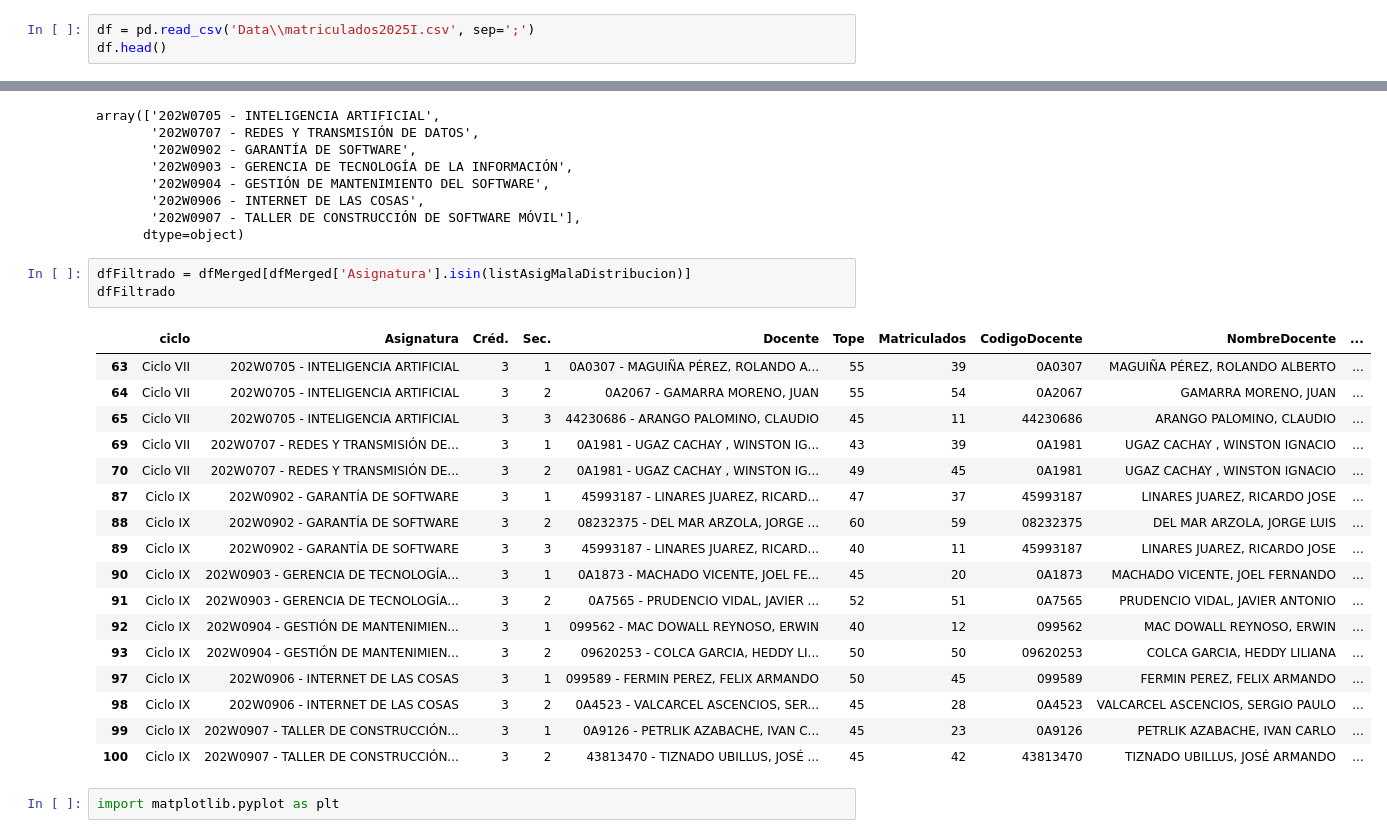
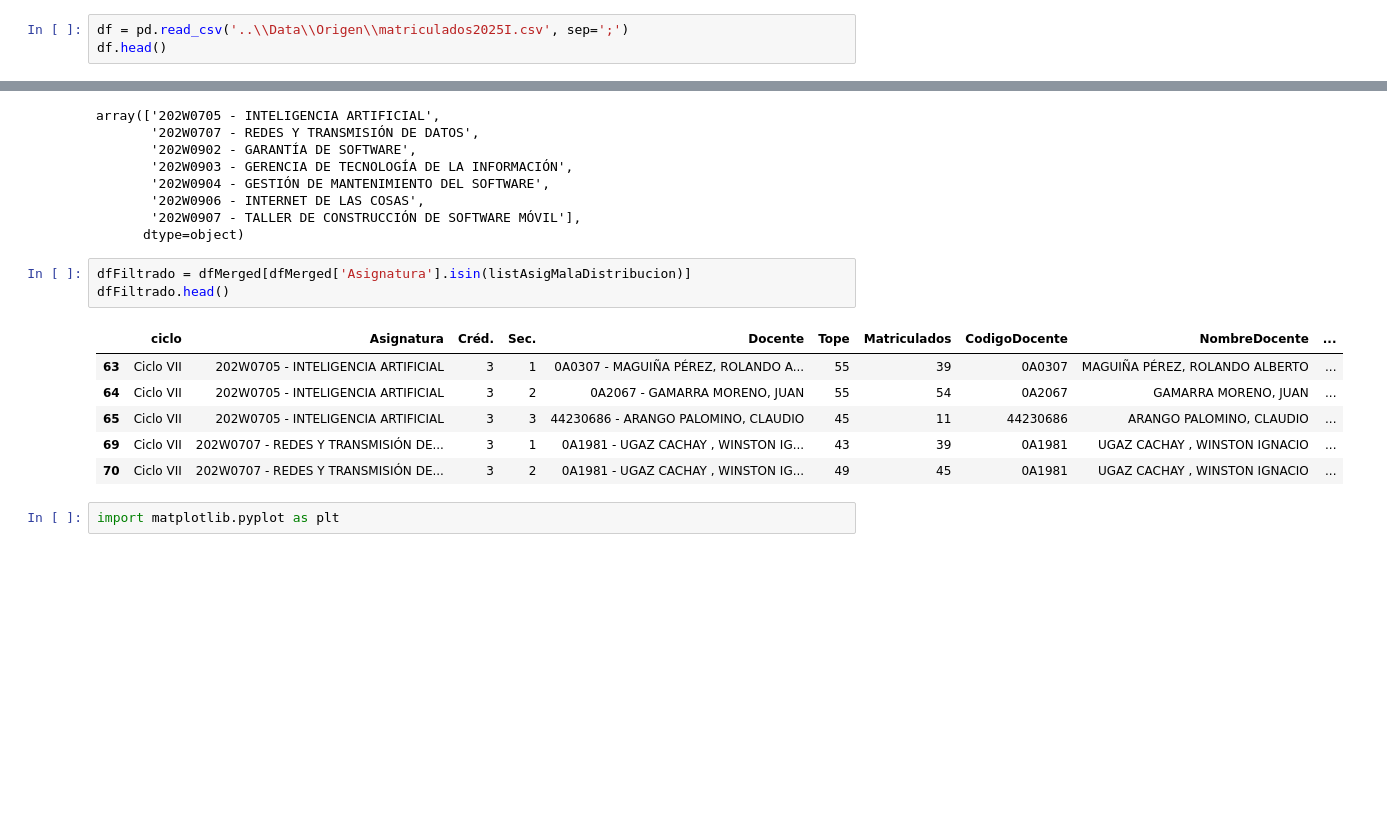
Before and after one commit to NicolasRojasGalaDEV/timeTablingFisiUNMSM, a Jupyter notebook: Analisis/statusActualMatricula.ipynb, the cells around one changed output, grey strips where cells are left out. Saved outputs shown, nothing was run; the diff lists cells and outputs as text; blank space fills up the shorter version.

```diff
--- a/statusActualMatricula.ipynb
+++ b/Analisis/statusActualMatricula.ipynb
@@ -3,7 +5,7 @@ import pandas as pd
 import matplotlib.pyplot as plt
 import numpy as np
 # %%
-df = pd.read_csv('Data\\matriculados2025I.csv', sep=';')
+df = pd.read_csv('..\\Data\\Origen\\matriculados2025I.csv', sep=';')
 df.head()
 # %% [output]
 |  | ciclo | Asignatura | Créd. | Sec. | Docente | Tope | Matriculados |
@@ -274,25 +272,14 @@ array(['202W0705 - INTELIGENCIA ARTIFICIAL',
       dtype=object)
 # %%
 dfFiltrado = dfMerged[dfMerged['Asignatura'].isin(listAsigMalaDistribucion)]
-dfFiltrado
+dfFiltrado.head()
 # %% [output]
 |  | ciclo | Asignatura | Créd. | Sec. | Docente | Tope | Matriculados | CodigoDocente | NombreDocente | ... |
 | 63 | Ciclo VII | 202W0705 - INTELIGENCIA ARTIFICIAL | 3 | 1 | 0A0307 - MAGUIÑA PÉREZ, ROLANDO A... | 55 | 39 | 0A0307 | MAGUIÑA PÉREZ, ROLANDO ALBERTO | ... |
 | 64 | Ciclo VII | 202W0705 - INTELIGENCIA ARTIFICIAL | 3 | 2 | 0A2067 - GAMARRA MORENO, JUAN | 55 | 54 | 0A2067 | GAMARRA MORENO, JUAN | ... |
 | 65 | Ciclo VII | 202W0705 - INTELIGENCIA ARTIFICIAL | 3 | 3 | 44230686 - ARANGO PALOMINO, CLAUDIO | 45 | 11 | 44230686 | ARANGO PALOMINO, CLAUDIO | ... |
 | 69 | Ciclo VII | 202W0707 - REDES Y TRANSMISIÓN DE... | 3 | 1 | 0A1981 - UGAZ CACHAY , WINSTON IG... | 43 | 39 | 0A1981 | UGAZ CACHAY , WINSTON IGNACIO | ... |
 | 70 | Ciclo VII | 202W0707 - REDES Y TRANSMISIÓN DE... | 3 | 2 | 0A1981 - UGAZ CACHAY , WINSTON IG... | 49 | 45 | 0A1981 | UGAZ CACHAY , WINSTON IGNACIO | ... |
-| 87 | Ciclo IX | 202W0902 - GARANTÍA DE SOFTWARE | 3 | 1 | 45993187 - LINARES JUAREZ, RICARD... | 47 | 37 | 45993187 | LINARES JUAREZ, RICARDO JOSE | ... |
-| 88 | Ciclo IX | 202W0902 - GARANTÍA DE SOFTWARE | 3 | 2 | 08232375 - DEL MAR ARZOLA, JORGE ... | 60 | 59 | 08232375 | DEL MAR ARZOLA, JORGE LUIS | ... |
-| 89 | Ciclo IX | 202W0902 - GARANTÍA DE SOFTWARE | 3 | 3 | 45993187 - LINARES JUAREZ, RICARD... | 40 | 11 | 45993187 | LINARES JUAREZ, RICARDO JOSE | ... |
-| 90 | Ciclo IX | 202W0903 - GERENCIA DE TECNOLOGÍA... | 3 | 1 | 0A1873 - MACHADO VICENTE, JOEL FE... | 45 | 20 | 0A1873 | MACHADO VICENTE, JOEL FERNANDO | ... |
-| 91 | Ciclo IX | 202W0903 - GERENCIA DE TECNOLOGÍA... | 3 | 2 | 0A7565 - PRUDENCIO VIDAL, JAVIER ... | 52 | 51 | 0A7565 | PRUDENCIO VIDAL, JAVIER ANTONIO | ... |
-| 92 | Ciclo IX | 202W0904 - GESTIÓN DE MANTENIMIEN... | 3 | 1 | 099562 - MAC DOWALL REYNOSO, ERWIN | 40 | 12 | 099562 | MAC DOWALL REYNOSO, ERWIN | ... |
-| 93 | Ciclo IX | 202W0904 - GESTIÓN DE MANTENIMIEN... | 3 | 2 | 09620253 - COLCA GARCIA, HEDDY LI... | 50 | 50 | 09620253 | COLCA GARCIA, HEDDY LILIANA | ... |
-| 97 | Ciclo IX | 202W0906 - INTERNET DE LAS COSAS | 3 | 1 | 099589 - FERMIN PEREZ, FELIX ARMANDO | 50 | 45 | 099589 | FERMIN PEREZ, FELIX ARMANDO | ... |
-| 98 | Ciclo IX | 202W0906 - INTERNET DE LAS COSAS | 3 | 2 | 0A4523 - VALCARCEL ASCENCIOS, SER... | 45 | 28 | 0A4523 | VALCARCEL ASCENCIOS, SERGIO PAULO | ... |
-| 99 | Ciclo IX | 202W0907 - TALLER DE CONSTRUCCIÓN... | 3 | 1 | 0A9126 - PETRLIK AZABACHE, IVAN C... | 45 | 23 | 0A9126 | PETRLIK AZABACHE, IVAN CARLO | ... |
-| 100 | Ciclo IX | 202W0907 - TALLER DE CONSTRUCCIÓN... | 3 | 2 | 43813470 - TIZNADO UBILLUS, JOSÉ ... | 45 | 42 | 43813470 | TIZNADO UBILLUS, JOSÉ ARMANDO | ... |
 # %%
 import matplotlib.pyplot as plt
 # %%
```
Also changed, not shown: parts of 3 cells of this notebook, 14 other files.
